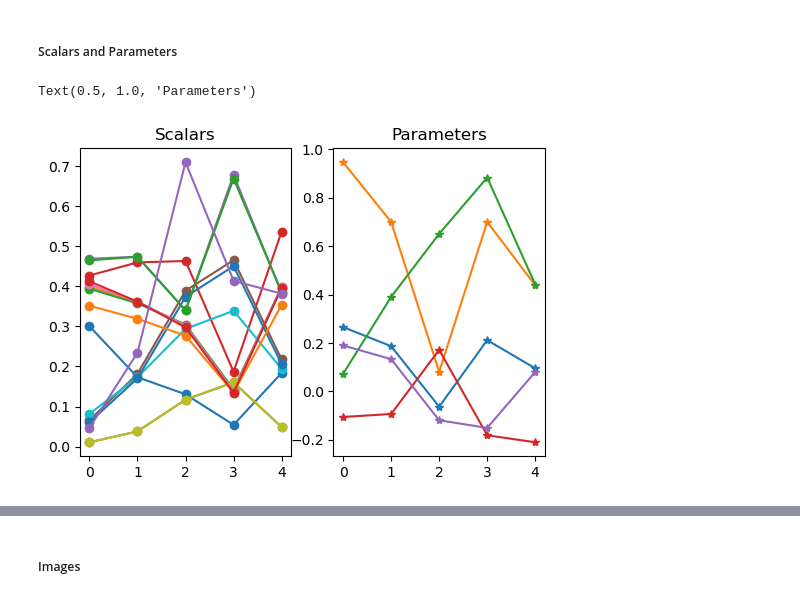
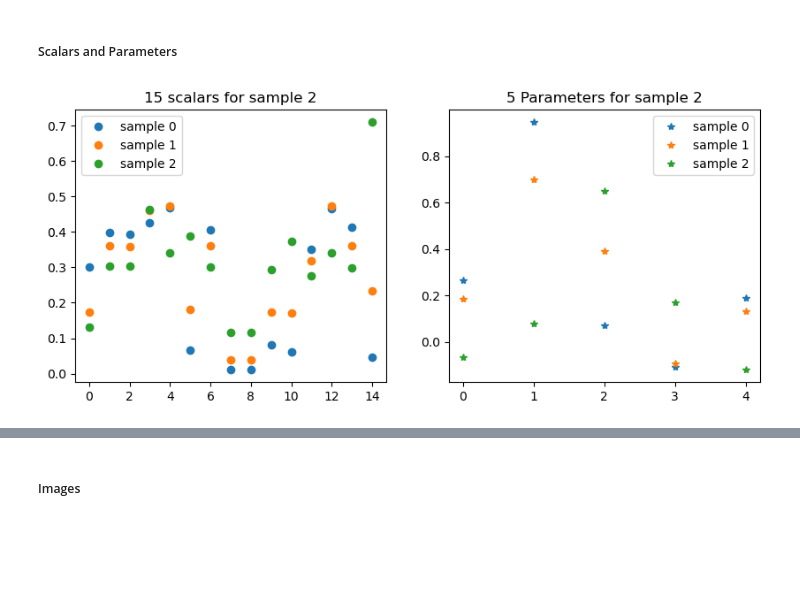
Before and after one commit to lanl/MORPH, a Jupyter notebook: experiments/ft_llnl_jag/icf_data.ipynb, the cells around one changed output, grey strips where cells are left out. Saved outputs shown, nothing was run; the diff lists cells and outputs as text; code cells hidden in the pictures; blank space fills up the shorter version.

```diff
--- a/experiments/ft_llnl_jag/icf_data.ipynb
+++ b/experiments/ft_llnl_jag/icf_data.ipynb
@@ -50,9 +51,9 @@ Results directory: C:\Users\384861\my_github\MORPH\experiments\results
 # Load ICF-JAG-10K dataset
 import os, numpy as np
 
-path_images = os.path.join(dataset_dir, "icf-jag-10k", "jag10K_images.npy")
-path_params = os.path.join(dataset_dir, "icf-jag-10k", "jag10K_params.npy")
-path_scalars = os.path.join(dataset_dir, "icf-jag-10k", "jag10K_0_scalars.npy")
+path_images = os.path.join(HERE, "icf-jag-10k", "jag10K_images.npy")
+path_params = os.path.join(HERE, "icf-jag-10k", "jag10K_params.npy")
+path_scalars = os.path.join(HERE, "icf-jag-10k", "jag10K_0_scalars.npy")
 
 images = np.load(path_images, allow_pickle=False).astype(np.float32)
 params = np.load(path_params, allow_pickle=False).astype(np.float32)
@@ -90,14 +91,16 @@ scalars: min 0.0005003230180591345, max 0.9914026856422424, mean 0.3018499314785
 ##### Scalars and Parameters
 # %%
 from matplotlib import pyplot as plt
-plt.figure(figsize=(6, 4))
-plt.subplot(1,2,1)
-plt.plot(scalars[0:5,:],'-o')
-plt.title('Scalars')
+plt.figure(figsize=(10, 4))
+for i in range(3):
+    plt.subplot(1,2,1)
+    plt.plot(scalars[i,:],'o', label =f'sample {i}')
+    plt.title(f'{scalars.shape[1]} scalars for sample {i}')
+    plt.legend()
 
-plt.subplot(1,2,2)
-plt.plot(params[0:5,:],'-*')
-plt.title('Parameters')
+    plt.subplot(1,2,2)
+    plt.plot(params[i,:],'*', label =f'sample {i}')
+    plt.title(f'{params.shape[1]} Parameters for sample {i}')
+    plt.legend()
 # %% [output]
-Text(0.5, 1.0, 'Parameters')
-[figure, old version]
+[figure, new version]
```
Also changed, not shown: parts of 43 cells of this notebook, 12 other files.
